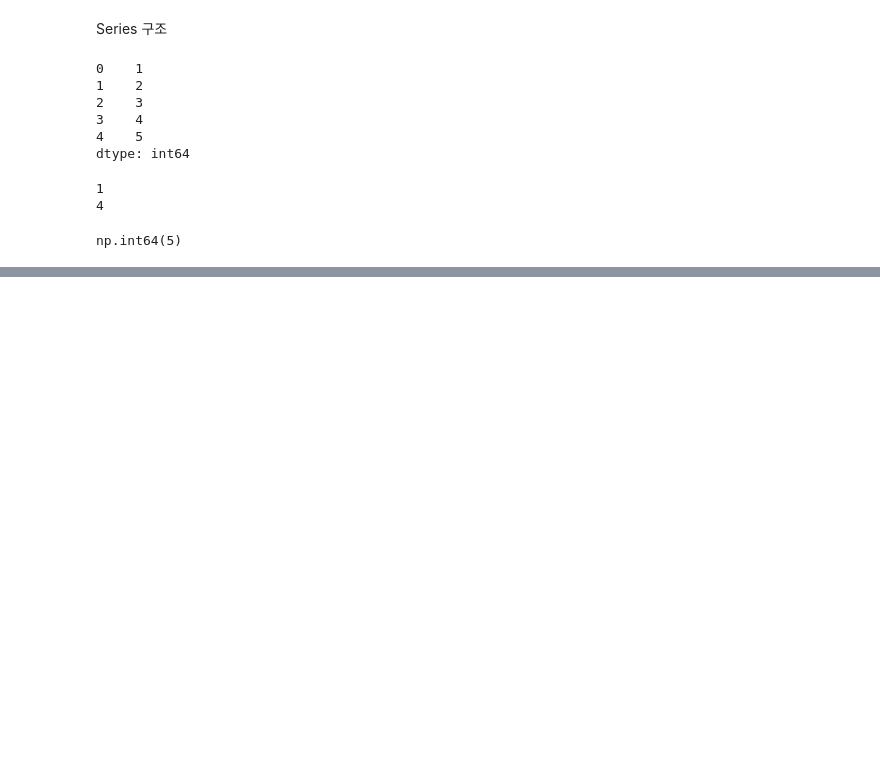
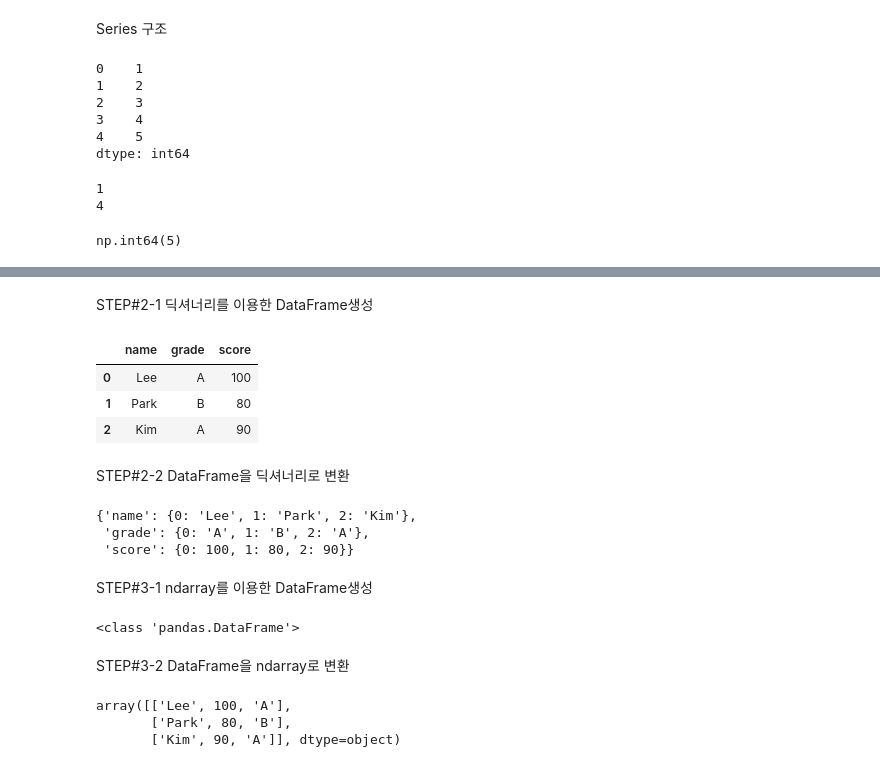
Before and after one commit to piyonoky-maker/python, a Jupyter notebook: 15판다스/Pandas_01.ipynb, the cells around one changed output, grey strips where cells are left out. Drawn from its saved outputs; the diff is of its cells as text; code cells hidden in the pictures; blank space fills up the shorter version.

```diff
--- a/15판다스/Pandas_01.ipynb
+++ b/15판다스/Pandas_01.ipynb
@@ -69,0 +247,49 @@ np.int64(5)
+# %% [markdown]
+STEP#2-1 딕셔너리를 이용한 DataFrame생성
+# %%
+data = {
+  'name': ['Lee', 'Park', 'Kim'],
+  'score': [100, 80, 90],
+  'grade': ['A', 'B', 'A']
+}
+# import pandas as pd
+df = pd.DataFrame(data, columns=['name', 'grade', 'score'])
+df
+# print(df.__class__)
+# print(type(pd))
+# %% [output]
+|  | name | grade | score |
+| 0 | Lee | A | 100 |
+| 1 | Park | B | 80 |
+| 2 | Kim | A | 90 |
+# %% [markdown]
+STEP#2-2 DataFrame을 딕셔너리로 변환
+# %%
+df.to_dict()
+# print(type(df))
+# %% [output]
+{'name': {0: 'Lee', 1: 'Park', 2: 'Kim'},
+ 'grade': {0: 'A', 1: 'B', 2: 'A'},
+ 'score': {0: 100, 1: 80, 2: 90}}
+# %% [markdown]
+STEP#3-1 ndarray를 이용한 DataFrame생성
+# %%
+import numpy as np
+array = np.array([['Lee', 100, 'A'],
+      ['Park', 80, 'B'],
+      ['Kim', 90, 'A']])
+df = pd.DataFrame(data, columns=['name', 'score', 'grade'])
+df
+
+# print(type(df))
+# %% [output]
+<class 'pandas.DataFrame'>
+# %% [markdown]
+STEP#3-2 DataFrame을 ndarray로 변환
+# %%
+df.values
+# print(type(df))
+# %% [output]
+array([['Lee', 100, 'A'],
+       ['Park', 80, 'B'],
+       ['Kim', 90, 'A']], dtype=object)
```
Also changed, not shown: parts of 49 cells of this notebook, 12 other files.
